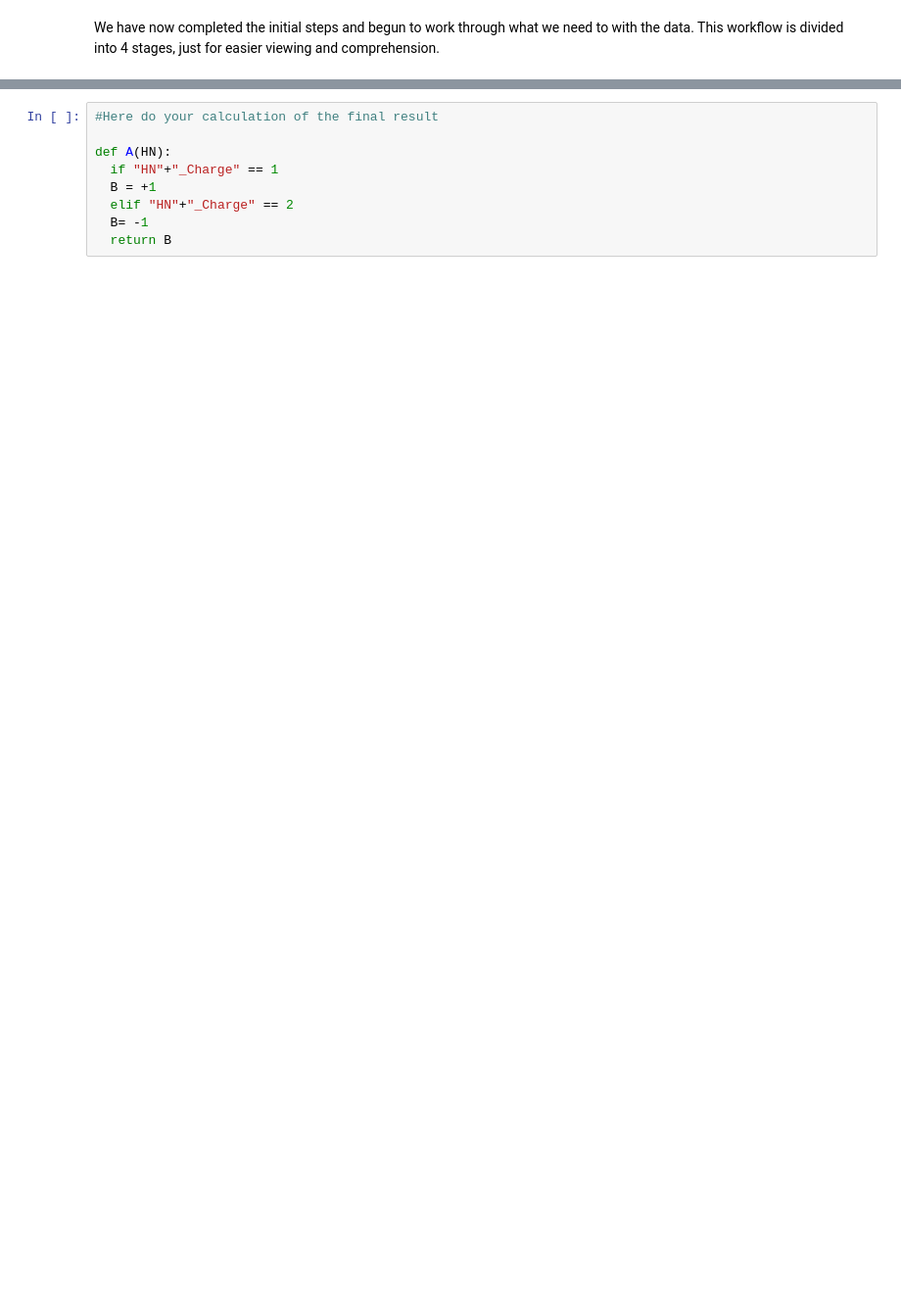
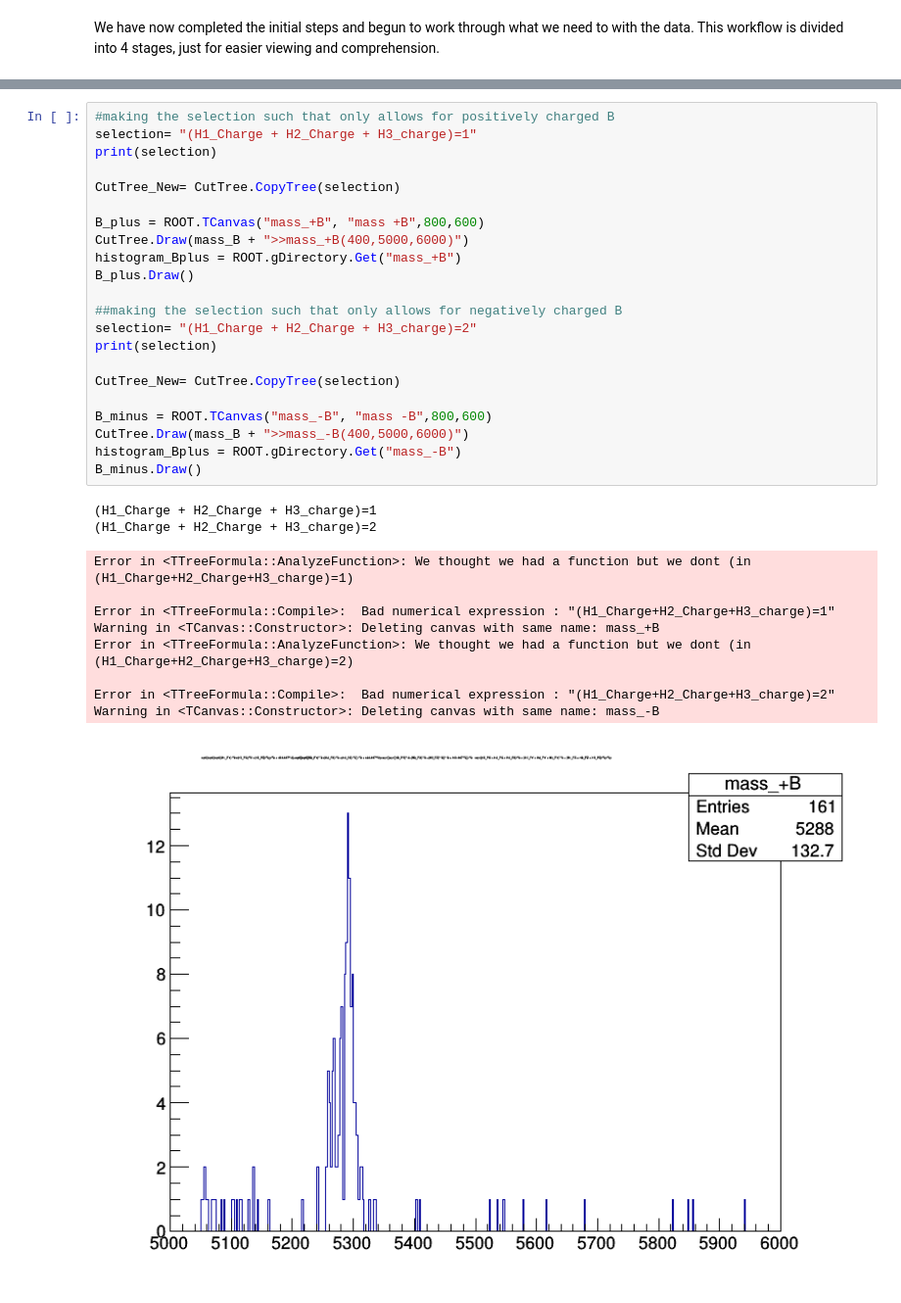
Before and after one commit to MerlijnvEmmerik/Mijnrel, a Jupyter notebook: Week_4.ipynb, the cells around one changed output, grey strips where cells are left out. Shown at 98% size. Cells and saved outputs as stored; diff of their text form; blank space fills up the shorter version.

```diff
--- a/Week_4.ipynb
+++ b/Week_4.ipynb
@@ -469,9 +438,34 @@ Warning in <TCanvas::Constructor>: Deleting canvas with same name: c1
-# %%
-#Here do your calculation of the final result
-
-def A(HN):
-  if "HN"+"_Charge" == 1
-  B = +1
-  elif "HN"+"_Charge" == 2
-  B= -1
-  return B
+# %%
+#making the selection such that only allows for positively charged B
+selection= "(H1_Charge + H2_Charge + H3_charge)=1"
+print(selection)
+
+CutTree_New= CutTree.CopyTree(selection)
+
+B_plus = ROOT.TCanvas("mass_+B", "mass +B",800,600)
+CutTree.Draw(mass_B + ">>mass_+B(400,5000,6000)")
+histogram_Bplus = ROOT.gDirectory.Get("mass_+B")
+B_plus.Draw()
+
+##making the selection such that only allows for negatively charged B
+selection= "(H1_Charge + H2_Charge + H3_charge)=2"
+print(selection)
+
+CutTree_New= CutTree.CopyTree(selection)
+
+B_minus = ROOT.TCanvas("mass_-B", "mass -B",800,600)
+CutTree.Draw(mass_B + ">>mass_-B(400,5000,6000)")
+histogram_Bplus = ROOT.gDirectory.Get("mass_-B")
+B_minus.Draw()
+# %% [output]
+(H1_Charge + H2_Charge + H3_charge)=1
+(H1_Charge + H2_Charge + H3_charge)=2
+Error in <TTreeFormula::AnalyzeFunction>: We thought we had a function but we dont (in (H1_Charge+H2_Charge+H3_charge)=1)
+
+Error in <TTreeFormula::Compile>:  Bad numerical expression : "(H1_Charge+H2_Charge+H3_charge)=1"
+Warning in <TCanvas::Constructor>: Deleting canvas with same name: mass_+B
+Error in <TTreeFormula::AnalyzeFunction>: We thought we had a function but we dont (in (H1_Charge+H2_Charge+H3_charge)=2)
+
+Error in <TTreeFormula::Compile>:  Bad numerical expression : "(H1_Charge+H2_Charge+H3_charge)=2"
+Warning in <TCanvas::Constructor>: Deleting canvas with same name: mass_-B
+[figure, added]
```
Also changed, not shown: parts of 4 cells of this notebook.
